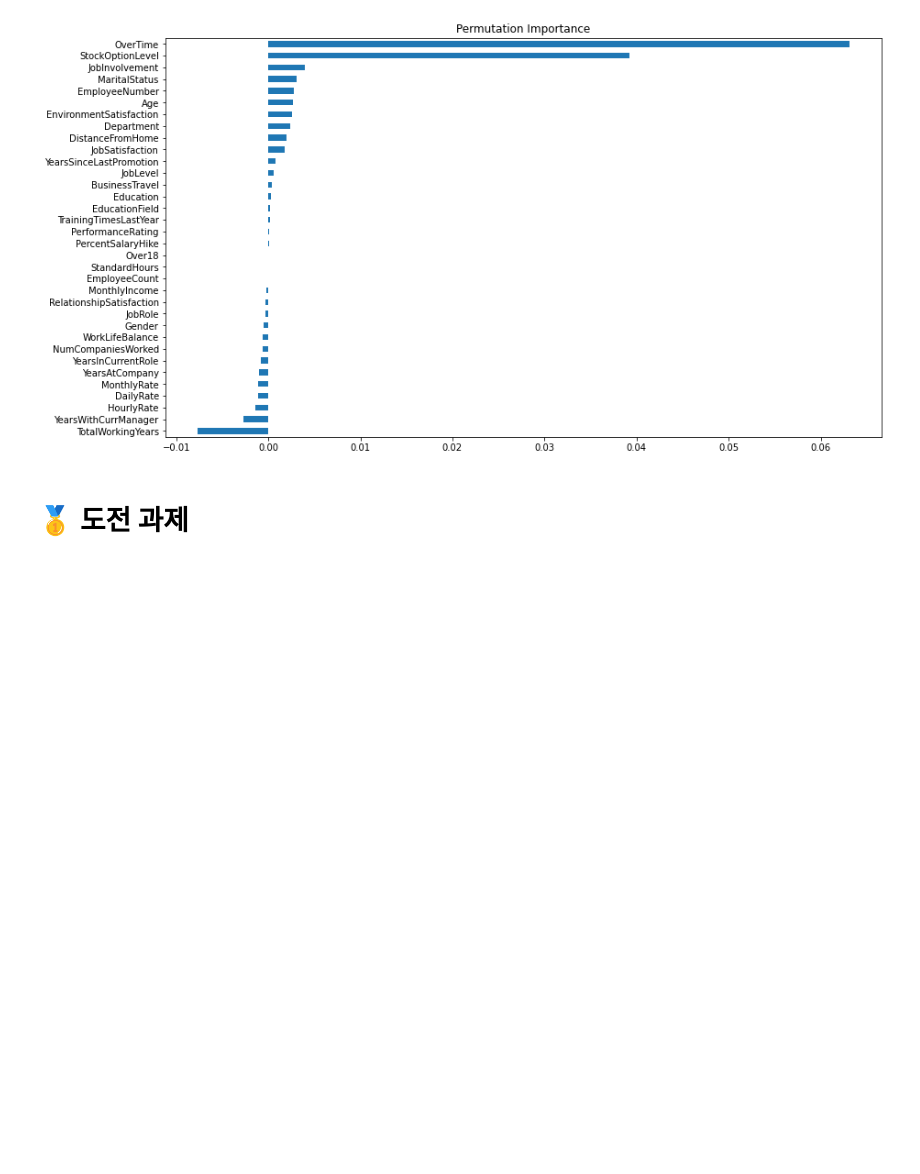
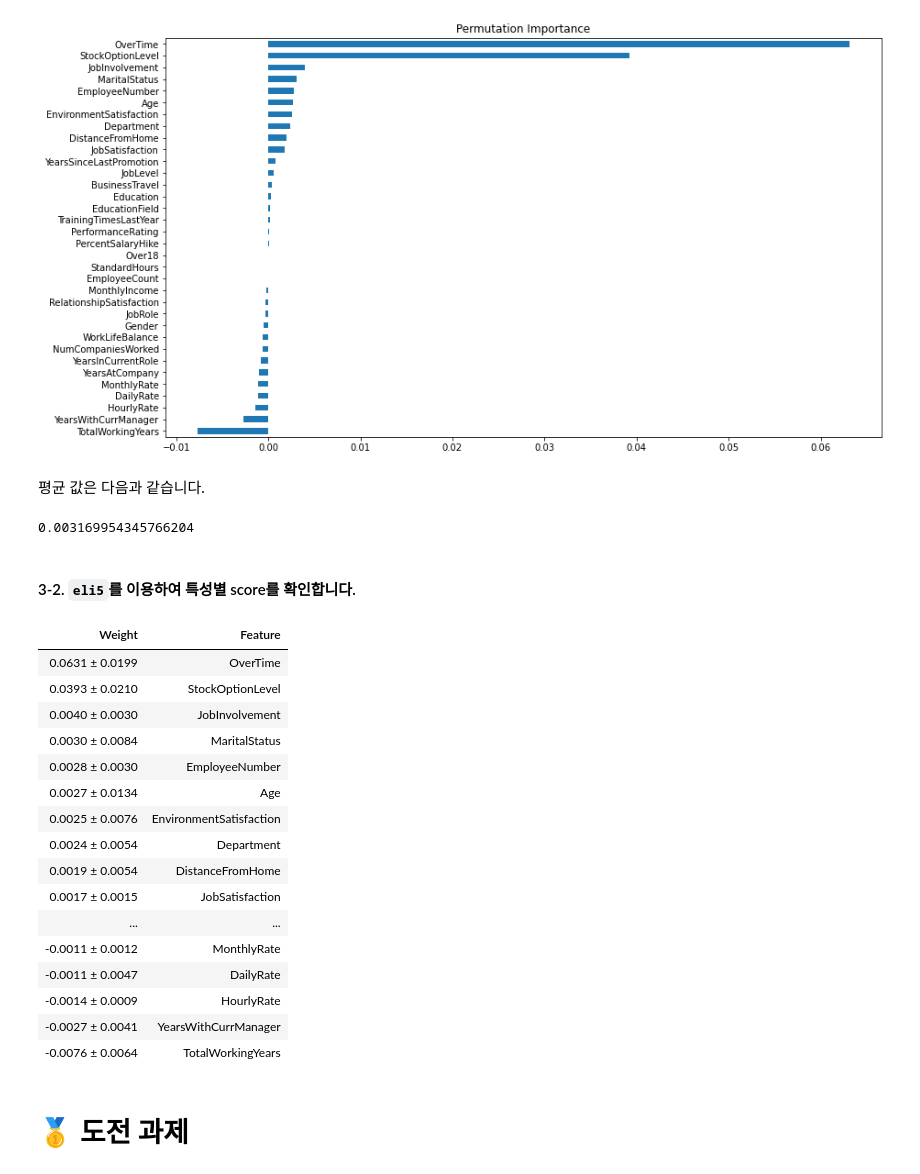
Before and after one commit to 00150/Practice-anything...., a Jupyter notebook: 182_1_확장_연습_.ipynb, the cells around one changed output. Drawn from its saved outputs; the diff is of its cells as text; code cells hidden in the pictures; blank space fills up the shorter version.

```diff
--- a/182_1_확장_연습_.ipynb
+++ b/182_1_확장_연습_.ipynb
@@ -444,3 +442,35 @@ Text(0.5, 1.0, 'Permutation Importance')
+# %% [markdown]
+평균 값은 다음과 같습니다.
+# %%
+mean_score = pi.mean()
+mean_score
+# %% [output]
+0.003169954345766204
+# %% [markdown]
+#### 3-2. `eli5`를 이용하여 특성별 score를 확인합니다.
+# %%
+eli5.show_weights(
+    permuter,
+    top = None,
+    feature_names = feature_names)
+# %% [output]
+| Weight | Feature |
+| 0.0631 ± 0.0199 | OverTime |
+| 0.0393 ± 0.0210 | StockOptionLevel |
+| 0.0040 ± 0.0030 | JobInvolvement |
+| 0.0030 ± 0.0084 | MaritalStatus |
+| 0.0028 ± 0.0030 | EmployeeNumber |
+| 0.0027 ± 0.0134 | Age |
+| 0.0025 ± 0.0076 | EnvironmentSatisfaction |
+| 0.0024 ± 0.0054 | Department |
+| 0.0019 ± 0.0054 | DistanceFromHome |
+| 0.0017 ± 0.0015 | JobSatisfaction |
+| ... | ... |
+| -0.0011 ± 0.0012 | MonthlyRate |
+| -0.0011 ± 0.0047 | DailyRate |
+| -0.0014 ± 0.0009 | HourlyRate |
+| -0.0027 ± 0.0041 | YearsWithCurrManager |
+| -0.0076 ± 0.0064 | TotalWorkingYears |
 # %% [markdown]
 # 🥇 **도전 과제**
 # %% [markdown]
```
Also changed, not shown: parts of 1 cell of this notebook.
